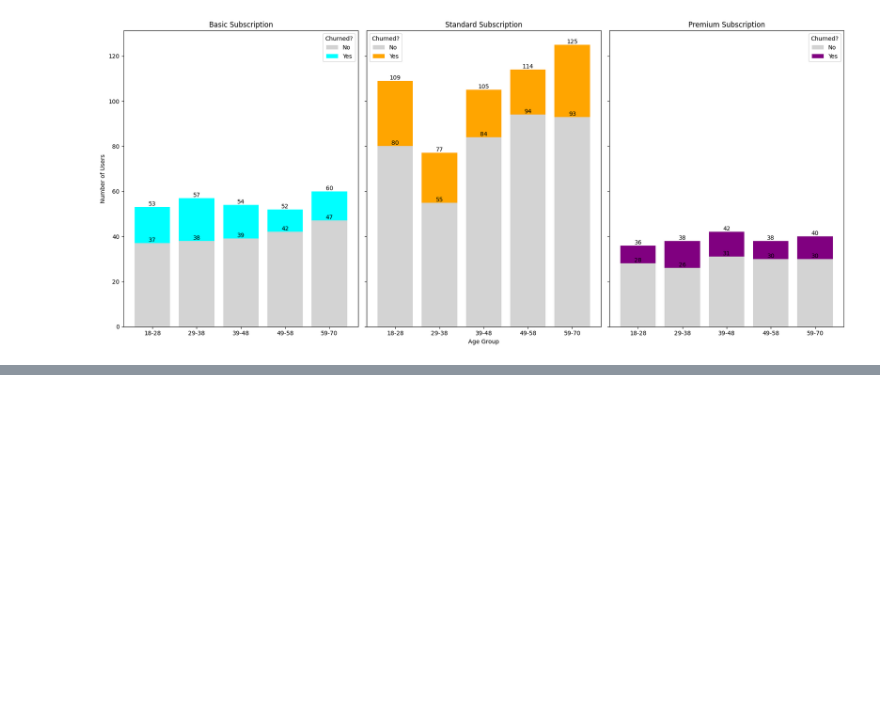
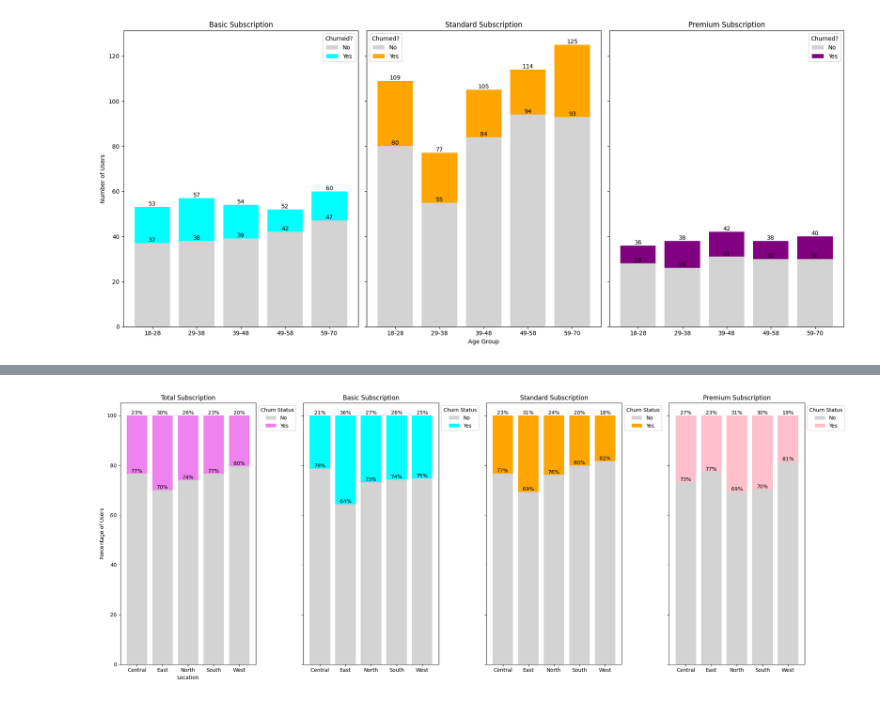
Before and after one commit to NumanESchulich/SchulichDataScience, a Jupyter notebook: Data Science I (MBAN 6110T)/Assignments/Assignment_I.ipynb, the cells around one changed output, grey strips where cells are left out. Saved outputs shown, nothing was run; the diff lists cells and outputs as text; code cells hidden in the pictures; blank space fills up the shorter version.

```diff
--- a/Data Science I (MBAN 6110T)/Assignments/Assignment_I.ipynb
+++ b/Data Science I (MBAN 6110T)/Assignments/Assignment_I.ipynb
@@ -213,0 +268,54 @@ plt.show()
+# %%
+# Function to calculate the percentage of churns
+def calculate_churn_percentage(data):
+    churn_counts = data.groupby(['Location', 'Churn_Flag']).size().unstack(fill_value=0)
+    churn_percentages = churn_counts.div(churn_counts.sum(axis=1), axis=0) * 100
+    return churn_percentages
+
+# Calculate churn percentages for each subscription type
+basic_churn_percent = calculate_churn_percentage(basic_data)
+standard_churn_percent = calculate_churn_percentage(standard_data)
+premium_churn_percent = calculate_churn_percentage(premium_data)
+total_churn_percent = calculate_churn_percentage(df)
+
+# Plot the data with stacked columns for each subscription type
+fig, axes = plt.subplots(1, 4, figsize=(24, 8), sharey=True)
+
+total_churn_percent.plot(kind='bar', stacked=True, ax=axes[0], width=0.8, color=['lightgray', 'violet'])
+axes[0].set_title('Total Subscription')
+axes[0].set_xlabel('Location')
+axes[0].set_ylabel('Percentage of Users')
+axes[0].tick_params(axis='x', rotation=0)
+
+basic_churn_percent.plot(kind='bar', stacked=True, ax=axes[1], width=0.8, color=['lightgray', 'cyan'])
+axes[1].set_title('Basic Subscription')
+axes[1].set_xlabel('')
+axes[1].tick_params(axis='x', rotation=0)
+
+standard_churn_percent.plot(kind='bar', stacked=True, ax=axes[2], width=0.8, color=['lightgray', 'orange'])
+axes[2].set_title('Standard Subscription')
+axes[2].set_xlabel('')
+axes[2].tick_params(axis='x', rotation=0)
+
+premium_churn_percent.plot(kind='bar', stacked=True, ax=axes[3], width=0.8, color=['lightgray', 'pink'])
+axes[3].set_title('Premium Subscription')
+axes[3].set_xlabel('')
+axes[3].tick_params(axis='x', rotation=0)
+
+# Adding data labels for each plot
+for ax in axes:
+    for container in ax.containers:
+        labels = [f'{int(h)}%' for h in container.datavalues.round()]
+        ax.bar_label(container, labels=labels, label_type='edge')
+
+# Place the legend outside the plots
+axes[0].legend(title='Churn Status', loc='upper left', bbox_to_anchor=(1, 1))
+axes[1].legend(title='Churn Status', loc='upper left', bbox_to_anchor=(1, 1))
+axes[2].legend(title='Churn Status', loc='upper left', bbox_to_anchor=(1, 1))
+axes[3].legend(title='Churn Status', loc='upper left', bbox_to_anchor=(1, 1))
+
+# Adjust layout to make room for the legends
+plt.tight_layout(rect=[0, 0, 0.85, 1])
+plt.show()
+# %% [output]
+[figure, added]
```
Also changed, not shown: parts of 2 cells of this notebook.
